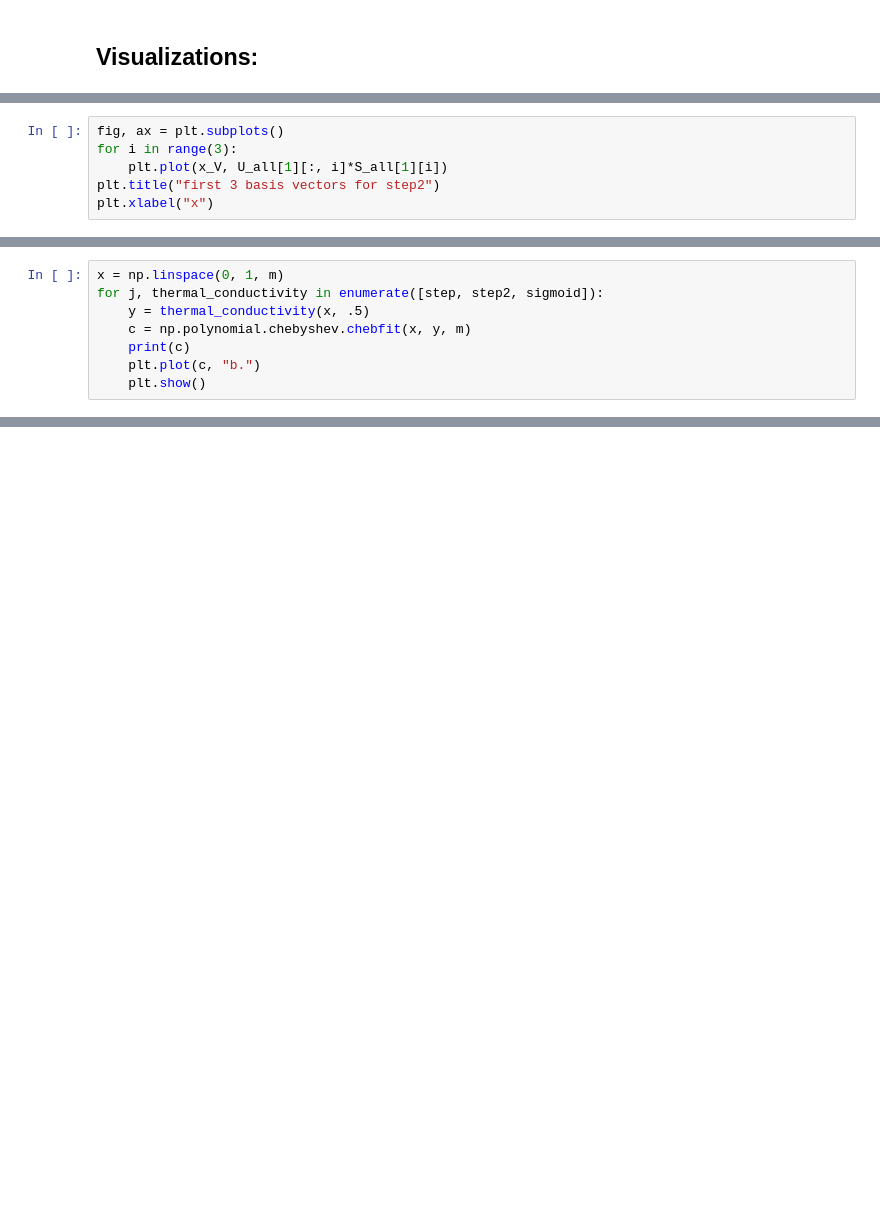
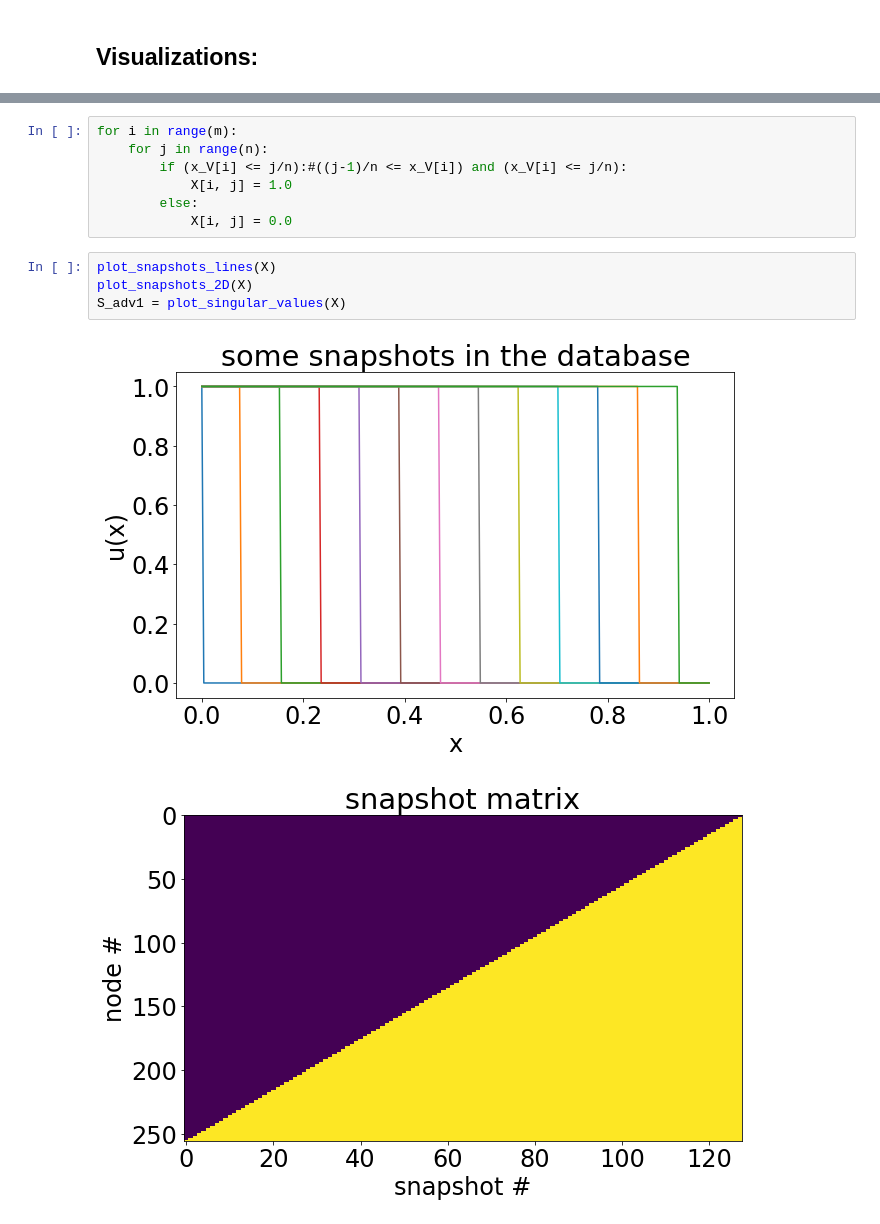
Before and after one commit to flabowski/FEniCS_rb_demo, a Jupyter notebook: poisson problem.ipynb, the cells around one changed output, grey strips where cells are left out. Saved outputs shown, nothing was run; the diff lists cells and outputs as text; blank space fills up the shorter version.

```diff
--- a/poisson problem.ipynb
+++ b/poisson problem.ipynb
@@ -211,6 +158,0 @@ print(S_all[1][:50])
-# %%
-fig, ax = plt.subplots()
-for i in range(3):
-    plt.plot(x_V, U_all[1][:, i]*S_all[1][i])
-plt.title("first 3 basis vectors for step2")
-plt.xlabel("x")
@@ -282,8 +158,0 @@ plt.show()
-# %%
-x = np.linspace(0, 1, m)
-for j, thermal_conductivity in enumerate([step, step2, sigmoid]):
-    y = thermal_conductivity(x, .5)
-    c = np.polynomial.chebyshev.chebfit(x, y, m)
-    print(c)
-    plt.plot(c, "b.")
-    plt.show()
@@ -299,0 +176,14 @@ for j, thermal_conductivity in enumerate([step, step2, sigmoid]):
+# %%
+for i in range(m):
+    for j in range(n):
+        if (x_V[i] <= j/n):#((j-1)/n <= x_V[i]) and (x_V[i] <= j/n):
+            X[i, j] = 1.0
+        else:
+            X[i, j] = 0.0
+# %%
+plot_snapshots_lines(X)
+plot_snapshots_2D(X)
+S_adv1 = plot_singular_values(X)
+# %% [output]
+[figure, added]
+[figure, added]
```
Also changed, not shown: parts of 38 cells of this notebook.
